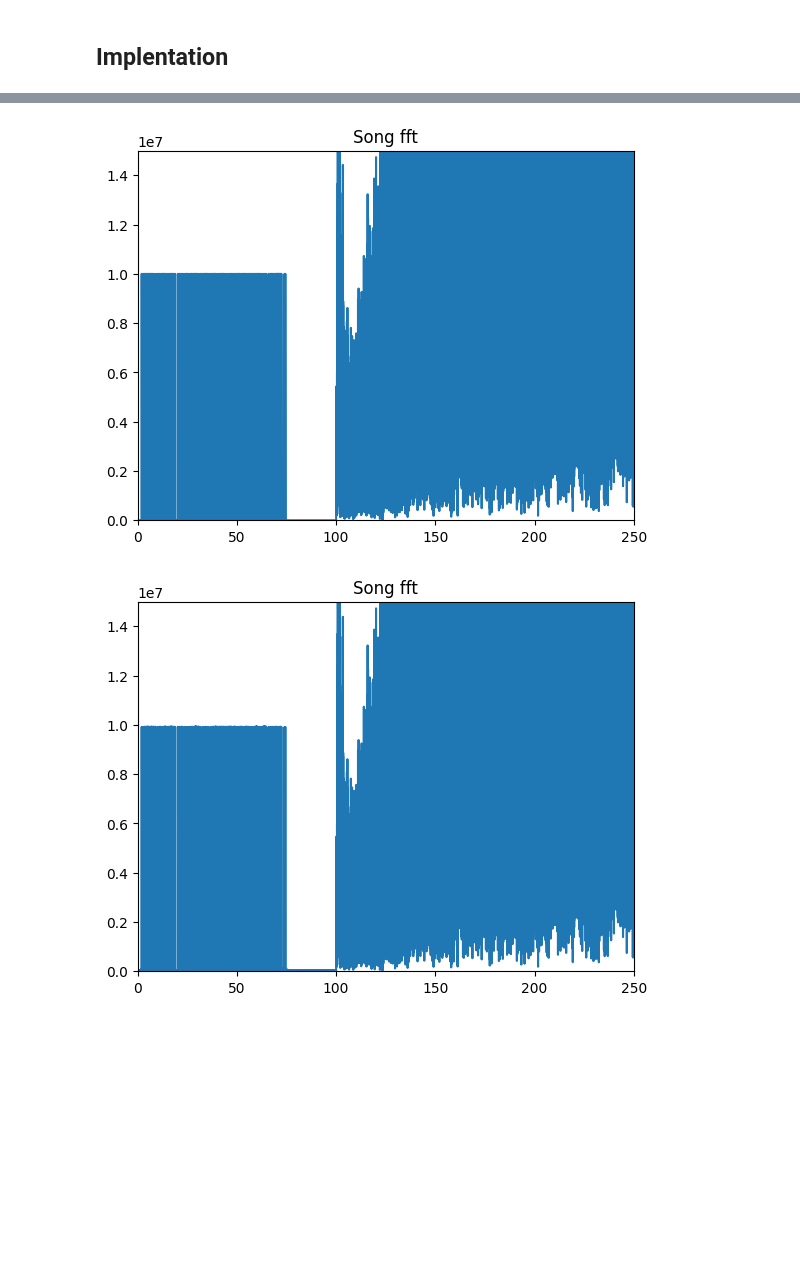
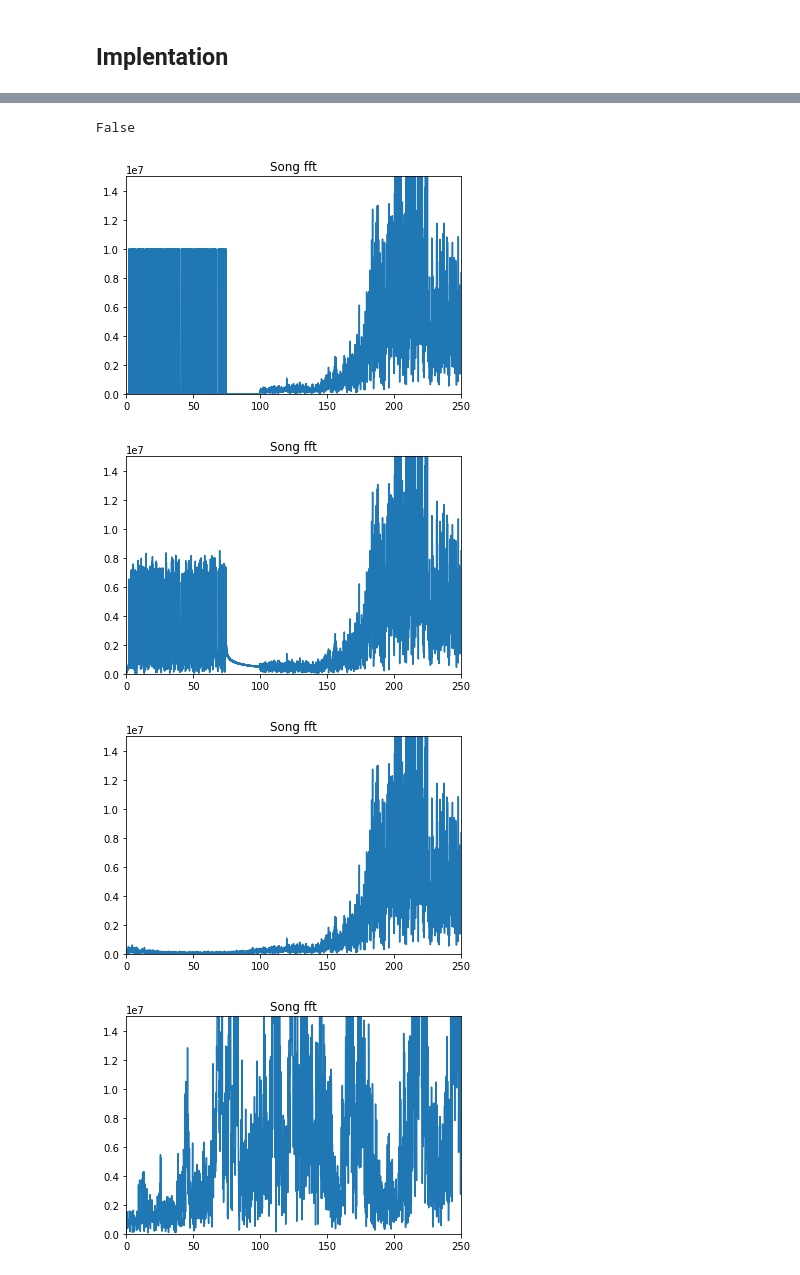
Before and after one commit to Carciax/EEE4114F-PRJ, a Jupyter notebook: Low Frequency Hiding.ipynb, the cells around one changed output, grey strips where cells are left out. Cells and saved outputs as stored; diff of their text form; code cells hidden in the pictures; blank space fills up the shorter version.

```diff
--- a/Low Frequency Hiding.ipynb
+++ b/Low Frequency Hiding.ipynb
@@ -73,13 +73,13 @@ def recover_data(audio, data_ampl, data_len, fs, df, f_min):
 # %% [markdown]
 ## Encryption Functions
 # %%
-def create_keys(length):
+def create_keys(length, filename):
     public_key, private_key = rsa.newkeys(length)
 
-    with open('public_key.pem', 'wb') as f:
+    with open('/'.join(filename.split('/')[0:-1]) + '/public_key.pem', 'wb') as f:
         f.write(public_key.save_pkcs1())
 
-    with open('private_key.pem', 'wb') as f:
+    with open('/'.join(filename.split('/')[0:-1]) + '/private_key.pem', 'wb') as f:
         f.write(private_key.save_pkcs1())
 
     return public_key, private_key
@@ -121,18 +121,13 @@ def extract_audio_signature(audio_name):
     byte_averages = [np.average(averages[i:i+8]) for i in range(0, len(averages), 8)]
     output = np.array([(averages[i] > byte_averages[i//8]).astype(int) for i in range(len(averages))])
 
-    print(output)
-
     return output
 
 
 def convert_bit_array_to_string(bit_array):
-    print(type(bit_array[0]))
     binary_string = ''.join(str(bit) for bit in bit_array)
     ascii_chars = ["0" + binary_string[i+1:i+8] for i in range(0, len(binary_string), 8)]
-    print(ascii_chars)
     string = ''.join(chr(int(char, 2)) for char in ascii_chars)
-    print(string)
     return string
 
 def bytes_to_binary(bytes_obj):
@@ -156,11 +151,3 @@ def check_watermark(audio_name, bin_data_array , public_key):
     bin_data = ''.join(str(bit) for bit in bin_data_array)
     sign_message = binary_to_bytes(bin_data)
     return check_data(message, sign_message, public_key)
-
-public_key, private_key = create_keys(365)
-
-watermark = get_data('AudioFiles/bumblebee/bumblebee_small.wav',private_key)
-
-print(len(watermark))
-
-print(check_watermark('AudioFiles/bumblebee/bumblebee_small_with_data.wav', watermark, public_key))
@@ -198,10 +172,8 @@ BINARY_AMPLITUDES = 1e7
 
 def encrypt_audio(filename):
     # Keys and data
-    public_key, private_key = create_keys(365);
+    public_key, private_key = create_keys(365, filename);
     data = get_data(filename, private_key)
-    print(data)
-    print(''.join(str(bit) for bit in data))
     # Audio from file
     fs, audio = audio_from_wav(filename, True)
     N_original = len(audio)
@@ -228,9 +200,6 @@ def check_audio(filename, public_key):
 
     data_r = recover_data(audio, BINARY_AMPLITUDES, DATA_LENGTH, fs, DELTA_FREQUENCIES, LOWEST_FREQUENCY).astype(int)
 
-    #print(data_r)
-    print(''.join(str(bit) for bit in data_r))
-
     check = check_watermark(filename,data_r,public_key)
     return check
 # %%
@@ -256,4 +212,7 @@ True
 # %%
-public_key, _ = encrypt_audio('AudioFiles\Speech\President_CR.wav')
-print(check_audio('AudioFiles\Speech\President_CR_with_data.wav', public_key))
+public_key, _ = encrypt_audio('AudioFiles/Speech/President_CR_small.wav')
+print(check_audio('AudioFiles/Speech/President_CR_small_with_data.wav', public_key))
+print(check_audio('AudioFiles/Speech/President_CR_small.wav', public_key))
+print(check_audio('AudioFiles/bumblebee/bumblebee_small.wav', public_key))
+print(check_audio('AudioFiles/bumblebee/bumblebee_small_with_data.wav', public_key))
 # %% [output]
@@ -274,2 +222,5 @@ True
+False
-[figure, old version]
+[figure, new version]
-[figure, old version]
+[figure, new version]
+[figure, added]
+[figure, added]
```
Also changed, not shown: parts of 3 cells of this notebook, 18 other files.
